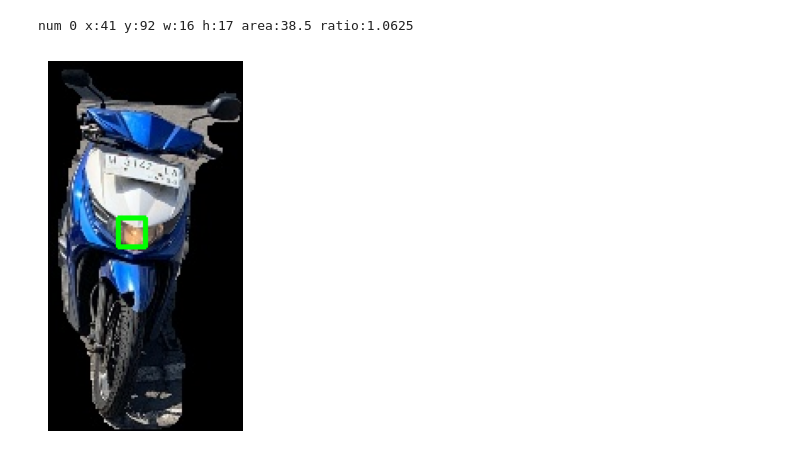
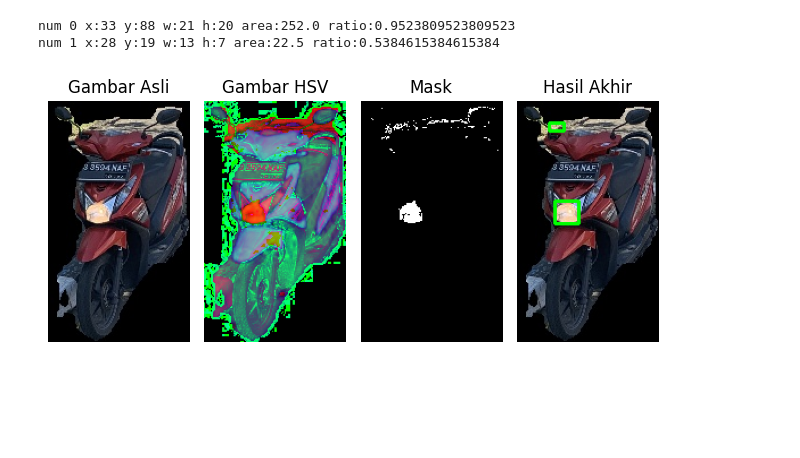
Before and after one commit to whisnumurtyga/deteksi-lampu-v2, a Jupyter notebook: Unit/old-find-roi-lampu.ipynb, the cells around one changed output. Drawn from its saved outputs; the diff is of its cells as text; code cells hidden in the pictures; blank space fills up the shorter version.

```diff
--- a/Unit/old-find-roi-lampu.ipynb
+++ b/Unit/old-find-roi-lampu.ipynb
@@ -48,23 +151,15 @@ plt.show()
-# %%
-# Temukan kontur pada gambar hasil
-contours, _ = cv2.findContours(mask, cv2.RETR_EXTERNAL, cv2.CHAIN_APPROX_SIMPLE)
-count = 0
-
-# Gambar kotak pada setiap kontur
-for contour in contours:
-    area = cv2.contourArea(contour)
-    x, y, w, h = cv2.boundingRect(contour)
-    if area > 20 and area < 1000:
-        ratio = h/w
-        if ratio <= 1.4:
-            print(f"num {count} x:{x} y:{y} w:{w} h:{h} area:{area} ratio:{ratio}")
-            cv2.rectangle(image,(x,y),(x+w , y+h),(0,255,0),2)
-            count += 1
-    # print(contour)
-
-plt.imshow(cv2.cvtColor(image, cv2.COLOR_BGR2RGB))
-plt.axis('off')  # Menghilangkan sumbu koordinat
-plt.show()
-# %% [output]
-num 0 x:41 y:92 w:16 h:17 area:38.5 ratio:1.0625
-[figure, removed]
+# %%
+gelap_kuning = {
+    'cb': 'res/gelap/nyala/187-0.jpg',
+    'beat': 'res/gelap/nyala/183-5.jpg',
+}
+
+imej = gelap_kuning['cb']
+imej = gelap_kuning['beat']
+
+image = cv2.imread(imej)
+process_image(imej)
+# %% [output]
+num 0 x:33 y:88 w:21 h:20 area:252.0 ratio:0.9523809523809523
+num 1 x:28 y:19 w:13 h:7 area:22.5 ratio:0.5384615384615384
+[figure, added]
```
Also changed, not shown: parts of 7 cells of this notebook.
